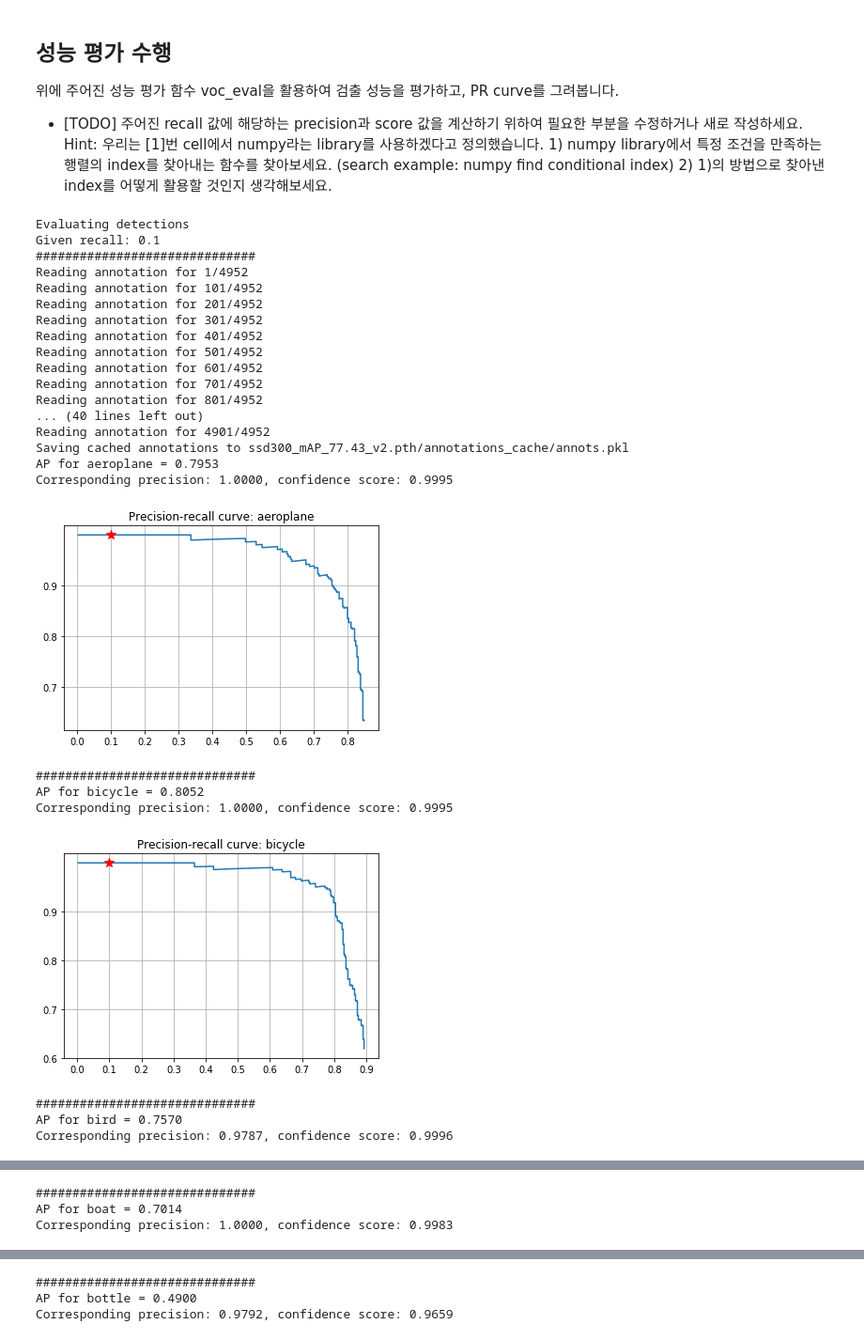
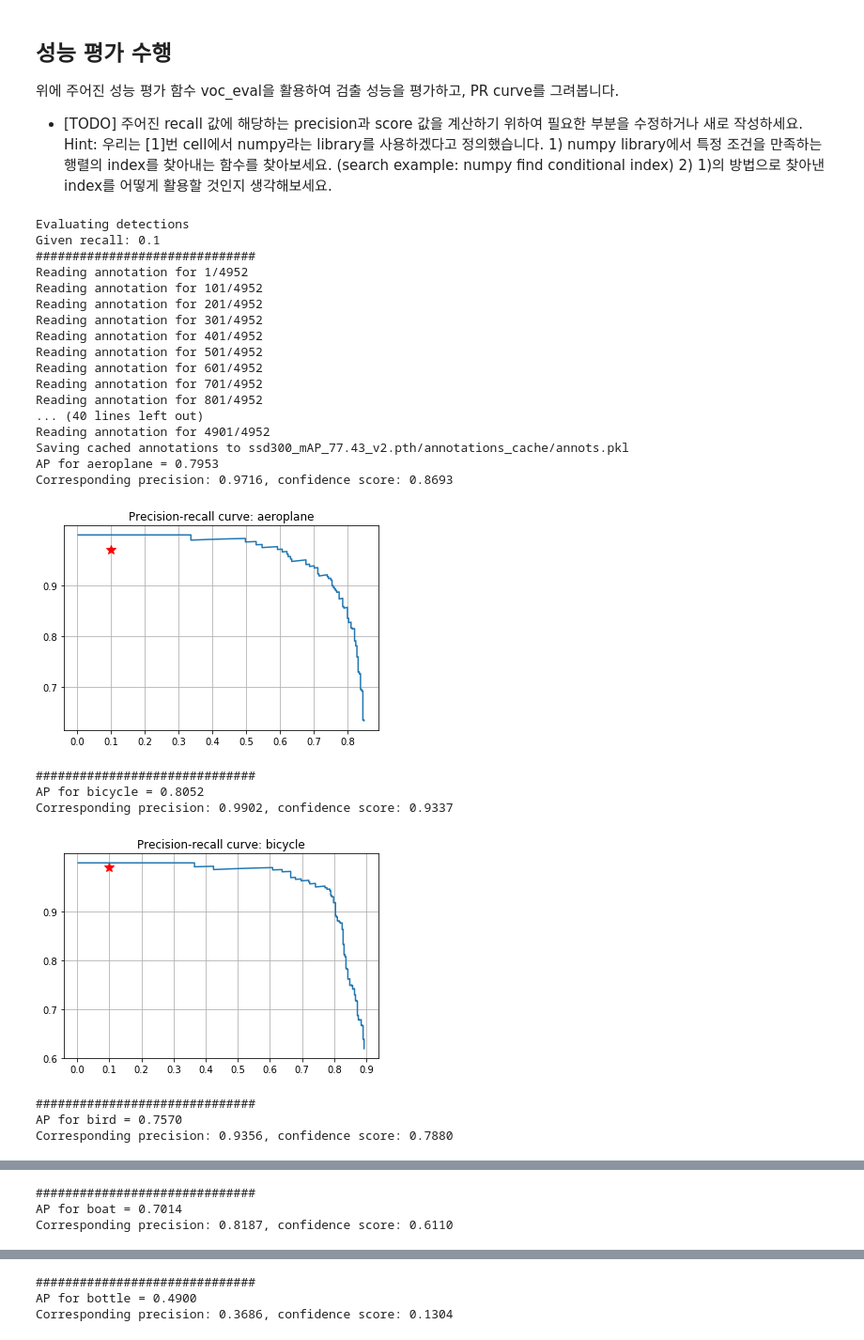
Before and after one commit to SoonminHwang/detection.pytorch, a Jupyter notebook: practice2.ipynb, the cells around one changed output, grey strips where cells are left out. Shown: that part at 94% size. Drawn from its saved outputs; the diff is of its cells as text; code cells hidden in the pictures.

```diff
--- a/practice2.ipynb
+++ b/practice2.ipynb
@@ -339,56 +338,55 @@ for i, cls in enumerate(labelmap):
     print('#' * 30)
 
     ### [TODO]
-    rec, prec, ap = voc_eval(all_boxes[i+1], annopath, imgsetpath.format(set_type), cls, cachedir, ovthresh=0.5)
+    rec, prec, ap, score = voc_eval(all_boxes[i+1], annopath, imgsetpath.format(set_type), cls, cachedir, ovthresh=0.5)
 
     aps += [ap]
     print('AP for {} = {:.4f}'.format(cls, ap))
 
     ### [TODO]
-    corresponding_prec = None
-    corresponding_score = None
+    idx = np.where(rec >= 0.6)[0][0]
+    corresponding_prec = prec[idx]
+    corresponding_score = score[idx]
 
-    # uncomment after writing code
-    # print('Corresponding precision: {:.4f}, confidence score: {:.4f}'.format(corresponding_prec, corresponding_score))
+    print('Corresponding precision: {:.4f}, confidence score: {:.4f}'.format(corresponding_prec, corresponding_score))
 
     # draw PR curve
     fig = plt.figure()
     ax = fig.gca()
     ax.set_xticks(np.arange(0, 1, 0.1))
     ax.set_yticks(np.arange(0, 1., 0.1))
     ax.plot(rec, prec)
     plt.grid()
     plt.title('Precision-recall curve: {:s}'.format(cls))
 
-    # uncomment after writing code
-    # plt.plot(given_recall, corresponding_prec, color='red', marker='*', markersize=10)
+    plt.plot(given_recall, corresponding_prec, color='red', marker='*', markersize=10)
     plt.show()
     print('')
 
 print('Mean AP = {:.4f}'.format(np.mean(aps)))
 # %% [output]
 Evaluating detections
 Given recall: 0.1
 ##############################
 Reading annotation for 1/4952
 Reading annotation for 101/4952
 Reading annotation for 201/4952
 Reading annotation for 301/4952
 Reading annotation for 401/4952
 Reading annotation for 501/4952
 Reading annotation for 601/4952
 Reading annotation for 701/4952
 Reading annotation for 801/4952
 ... (40 lines left out)
 Reading annotation for 4901/4952
 Saving cached annotations to ssd300_mAP_77.43_v2.pth/annotations_cache/annots.pkl
 AP for aeroplane = 0.7953
-Corresponding precision: 1.0000, confidence score: 0.9995
+Corresponding precision: 0.9716, confidence score: 0.8693
-[figure, old version]
+[figure, new version]
 ##############################
 AP for bicycle = 0.8052
-Corresponding precision: 1.0000, confidence score: 0.9995
+Corresponding precision: 0.9902, confidence score: 0.9337
-[figure, old version]
+[figure, new version]
 ##############################
 AP for bird = 0.7570
-Corresponding precision: 0.9787, confidence score: 0.9996
+Corresponding precision: 0.9356, confidence score: 0.7880
@@ -396,3 +394,3 @@ Corresponding precision: 0.9787, confidence score: 0.9996
 ##############################
 AP for boat = 0.7014
-Corresponding precision: 1.0000, confidence score: 0.9983
+Corresponding precision: 0.8187, confidence score: 0.6110
@@ -400,3 +398,3 @@ Corresponding precision: 1.0000, confidence score: 0.9983
 ##############################
 AP for bottle = 0.4900
-Corresponding precision: 0.9792, confidence score: 0.9659
+Corresponding precision: 0.3686, confidence score: 0.1304
```
Also changed, not shown: parts of 4 cells of this notebook, 2 other files.
